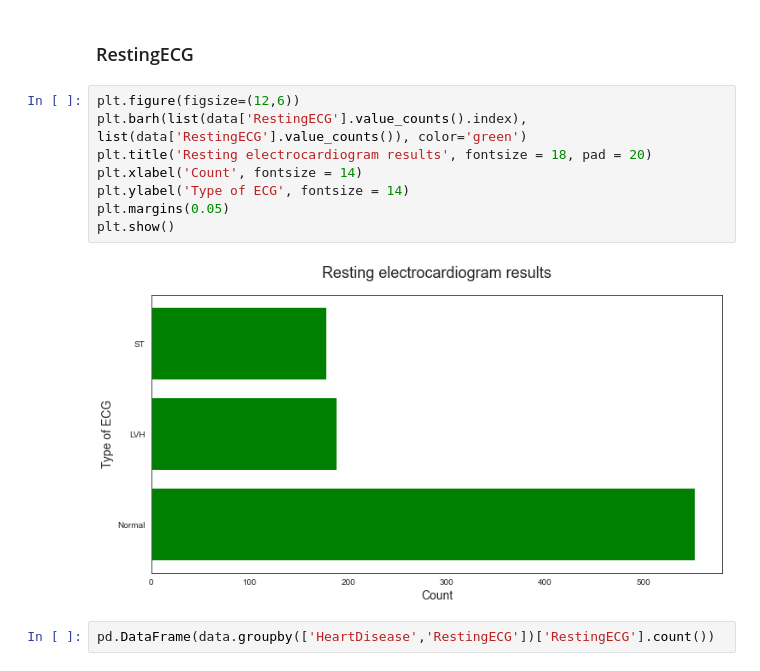
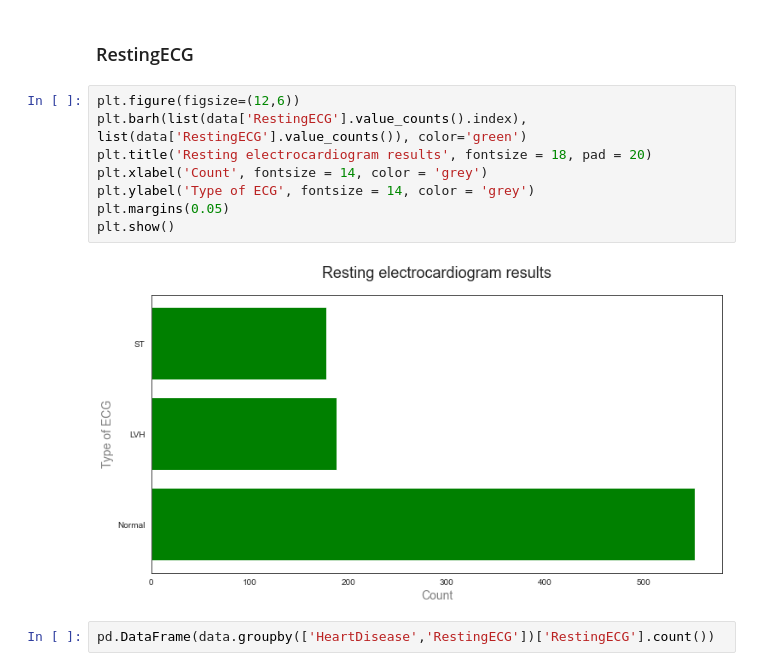
Before and after one commit to PilgrimMatthias/HeartDiseas_prediction, a Jupyter notebook: heartdisease.ipynb, the cells around one changed output. Saved outputs shown, nothing was run; the diff lists cells and outputs as text.

```diff
--- a/heartdisease.ipynb
+++ b/heartdisease.ipynb
@@ -286,13 +292,13 @@ On the other hand nearly 50% of people with fasting bs lower than 120 mg/dl has
 # %%
 plt.figure(figsize=(12,6))
 plt.barh(list(data['RestingECG'].value_counts().index), list(data['RestingECG'].value_counts()), color='green')
 plt.title('Resting electrocardiogram results', fontsize = 18, pad = 20)
-plt.xlabel('Count', fontsize = 14)
-plt.ylabel('Type of ECG', fontsize = 14)
+plt.xlabel('Count', fontsize = 14, color = 'grey')
+plt.ylabel('Type of ECG', fontsize = 14, color = 'grey')
 plt.margins(0.05)
 plt.show()
 # %% [output]
-[figure, old version]
+[figure, new version]
 # %%
 pd.DataFrame(data.groupby(['HeartDisease','RestingECG'])['RestingECG'].count())
 # %% [output]
```
Also changed, not shown: parts of 38 cells of this notebook.
